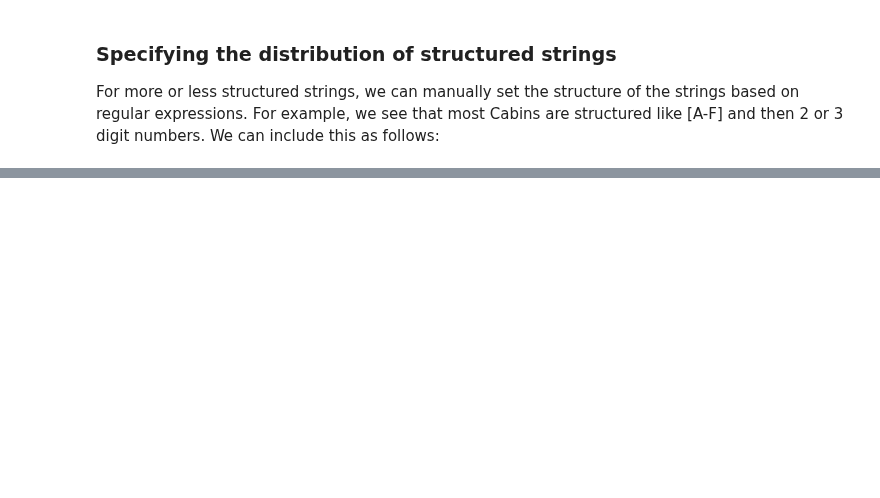
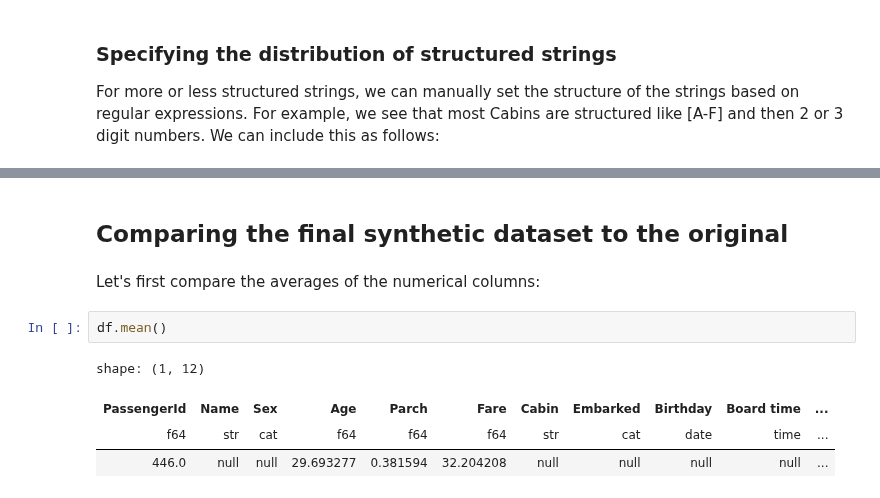
Before and after one commit to sodascience/metasyn, a Jupyter notebook: examples/advanced_tutorial.ipynb, the cells around one changed output, grey strips where cells are left out. Drawn from its saved outputs; the diff is of its cells as text; blank space fills up the shorter version.

```diff
--- a/examples/advanced_tutorial.ipynb
+++ b/examples/advanced_tutorial.ipynb
@@ -245,0 +245,11 @@ shape: (10, 12)
+# %% [markdown]
+## Comparing the final synthetic dataset to the original
+# %% [markdown]
+Let's first compare the averages of the numerical columns:
+# %%
+df.mean()
+# %% [output]
+shape: (1, 12)
+| PassengerId | Name | Sex | Age | Parch | Fare | Cabin | Embarked | Birthday | Board time | ... |
+| f64 | str | cat | f64 | f64 | f64 | str | cat | date | time | ... |
+| 446.0 | null | null | 29.693277 | 0.381594 | 32.204208 | null | null | null | null | ... |
```
Also changed, not shown: parts of 16 cells of this notebook, 6 other files.
